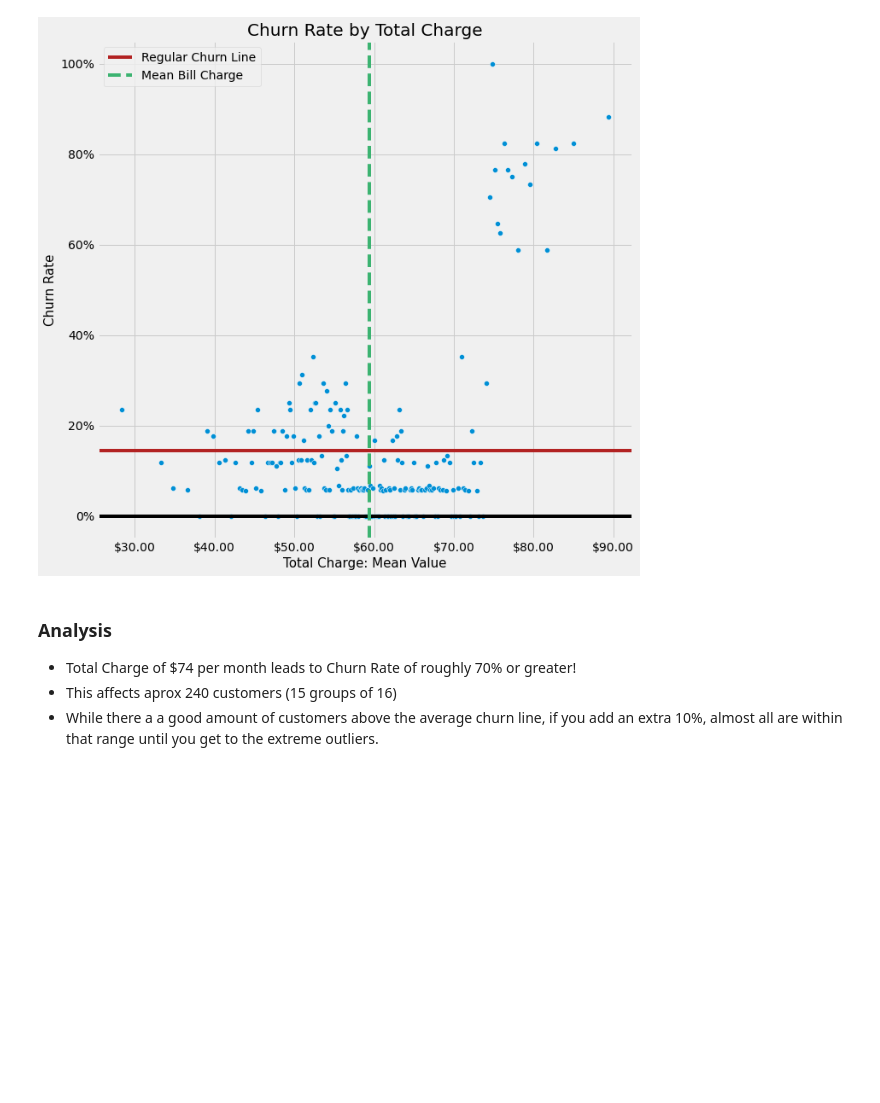
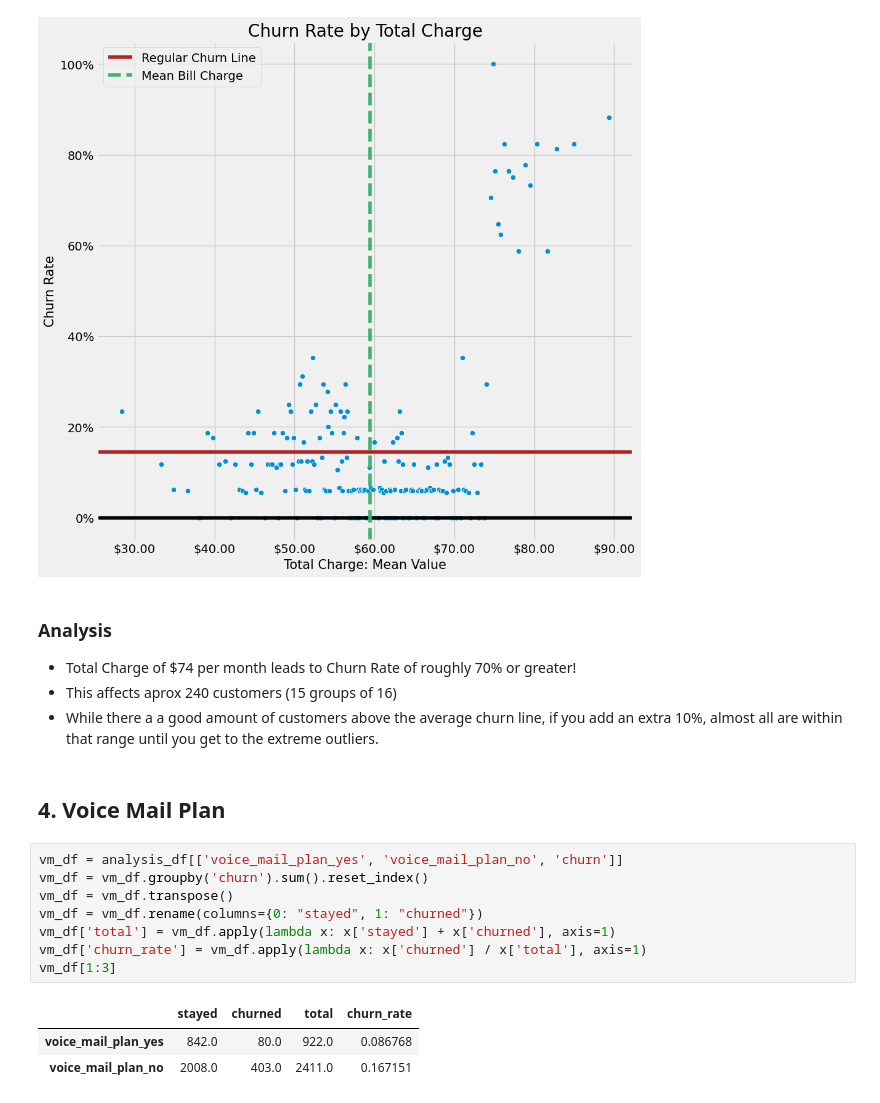
Before and after one commit to waruhiuuu/phase-3-individual-project, a Jupyter notebook: SyriaTel Customer Churn.ipynb, the cells around one changed output. Drawn from its saved outputs; the diff is of its cells as text; blank space fills up the shorter version.

Commit message:
Feature Analysis: Voice Mail Plan

```diff
--- a/SyriaTel Customer Churn.ipynb
+++ b/SyriaTel Customer Churn.ipynb
@@ -1004,3 +999,17 @@ plt.show();
 - Total Charge of $74 per month leads to Churn Rate of roughly 70% or greater!
 - This affects aprox 240 customers (15 groups of 16)
 - While there a a good amount of customers above the average churn line, if you add an extra 10%, almost all are within that range until you get to the extreme outliers.
+# %% [markdown]
+## 4. Voice Mail Plan
+# %%
+vm_df = analysis_df[['voice_mail_plan_yes', 'voice_mail_plan_no', 'churn']]
+vm_df = vm_df.groupby('churn').sum().reset_index()
+vm_df = vm_df.transpose()
+vm_df = vm_df.rename(columns={0: "stayed", 1: "churned"})
+vm_df['total'] = vm_df.apply(lambda x: x['stayed'] + x['churned'], axis=1)
+vm_df['churn_rate'] = vm_df.apply(lambda x: x['churned'] / x['total'], axis=1)
+vm_df[1:3]
+# %% [output]
+|  | stayed | churned | total | churn_rate |
+| voice_mail_plan_yes | 842.0 | 80.0 | 922.0 | 0.086768 |
+| voice_mail_plan_no | 2008.0 | 403.0 | 2411.0 | 0.167151 |
```
Also changed, not shown: parts of 2 cells of this notebook, 1 other file.
